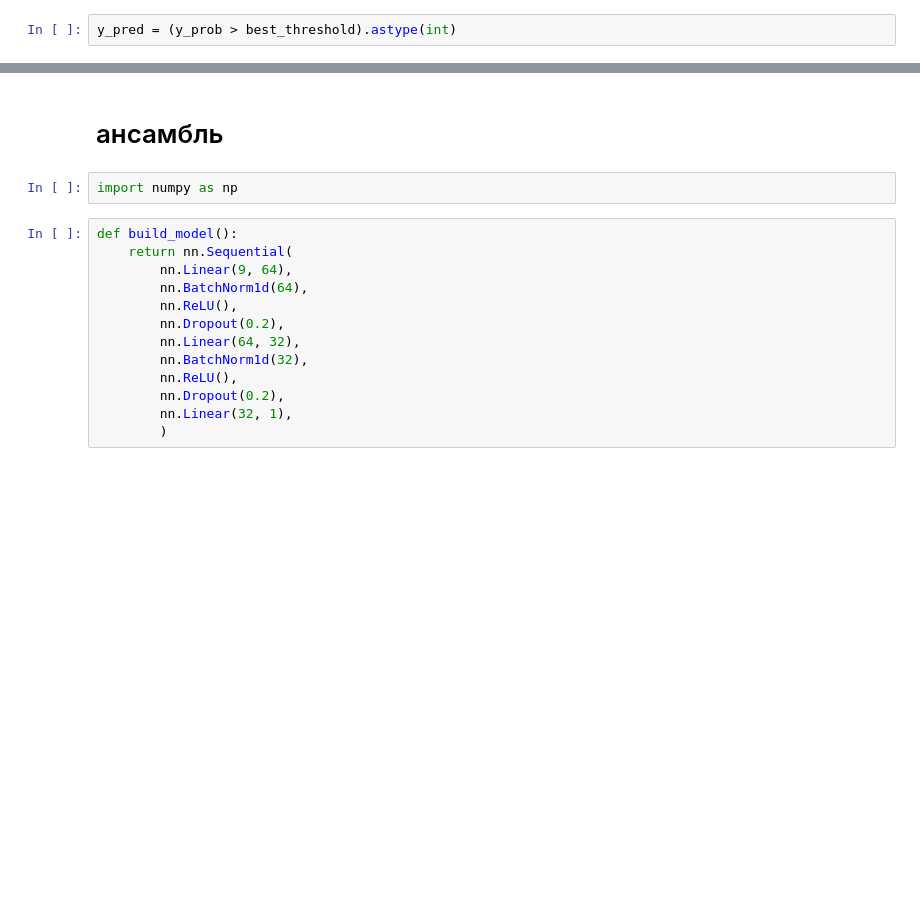
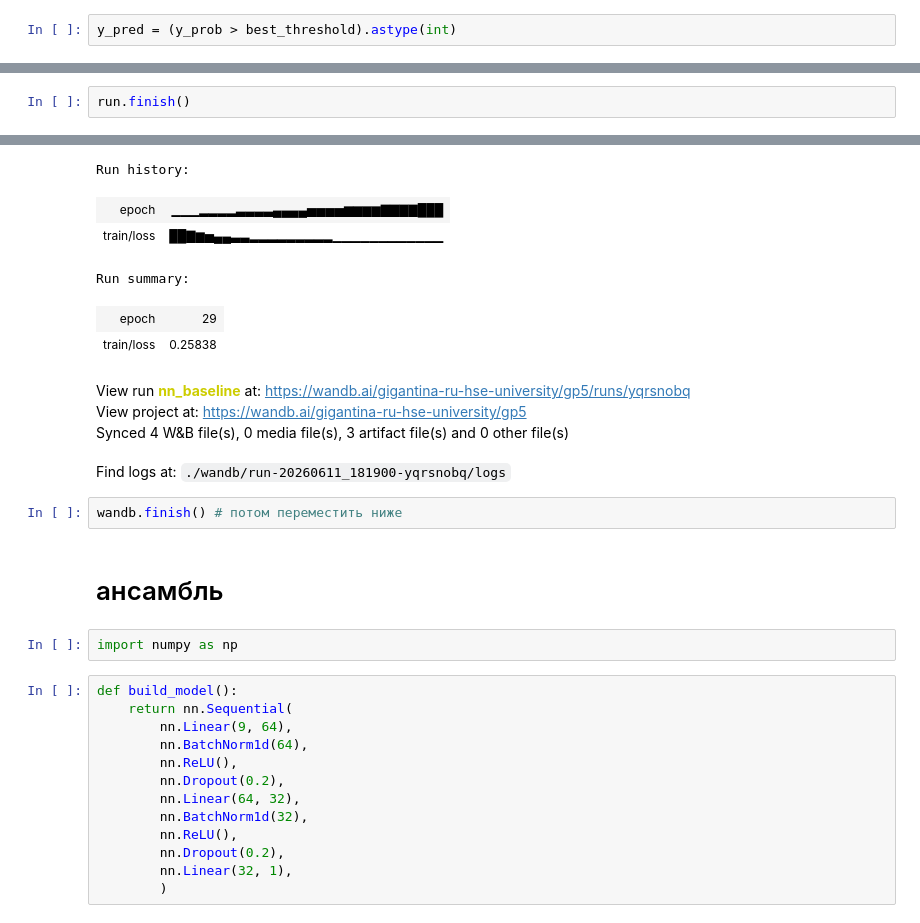
Before and after one commit to gigantina/gp-5, a Jupyter notebook: Part_2.ipynb, the cells around one changed output, grey strips where cells are left out. Saved outputs shown, nothing was run; the diff lists cells and outputs as text; blank space fills up the shorter version.

```diff
--- a/Part_2.ipynb
+++ b/Part_2.ipynb
@@ -258,0 +354,3 @@ plt.show()
+# %%
+run.finish()
+# %% [output]
@@ -259,3 +358,15 @@ plt.show()
+Run history:
+| epoch | ▁▁▁▂▂▂▂▃▃▃▃▄▄▄▄▅▅▅▅▆▆▆▆▇▇▇▇███ |
+| train/loss | ██▇▆▅▄▄▃▃▂▂▂▂▂▂▂▂▂▁▁▁▁▁▁▁▁▁▁▁▁ |
+Run summary:
+| epoch | 29 |
+| train/loss | 0.25838 |
+View run nn_baseline at: https://wandb.ai/gigantina-ru-hse-university/gp5/runs/yqrsnobq
+View project at: https://wandb.ai/gigantina-ru-hse-university/gp5
+Synced 4 W&B file(s), 0 media file(s), 3 artifact file(s) and 0 other file(s)
+Find logs at: ./wandb/run-20260611_181900-yqrsnobq/logs
+# %%
+wandb.finish() # потом переместить ниже
 # %% [markdown]
 # ансамбль
 # %%
```
Also changed, not shown: parts of 24 cells of this notebook, 1 other file.
